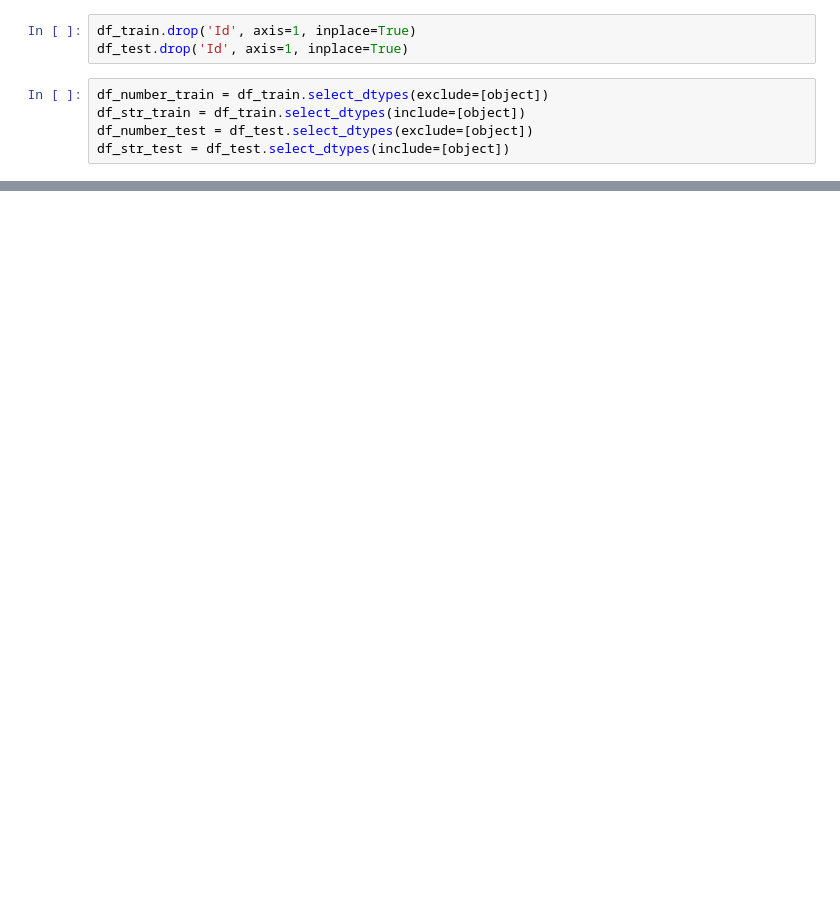
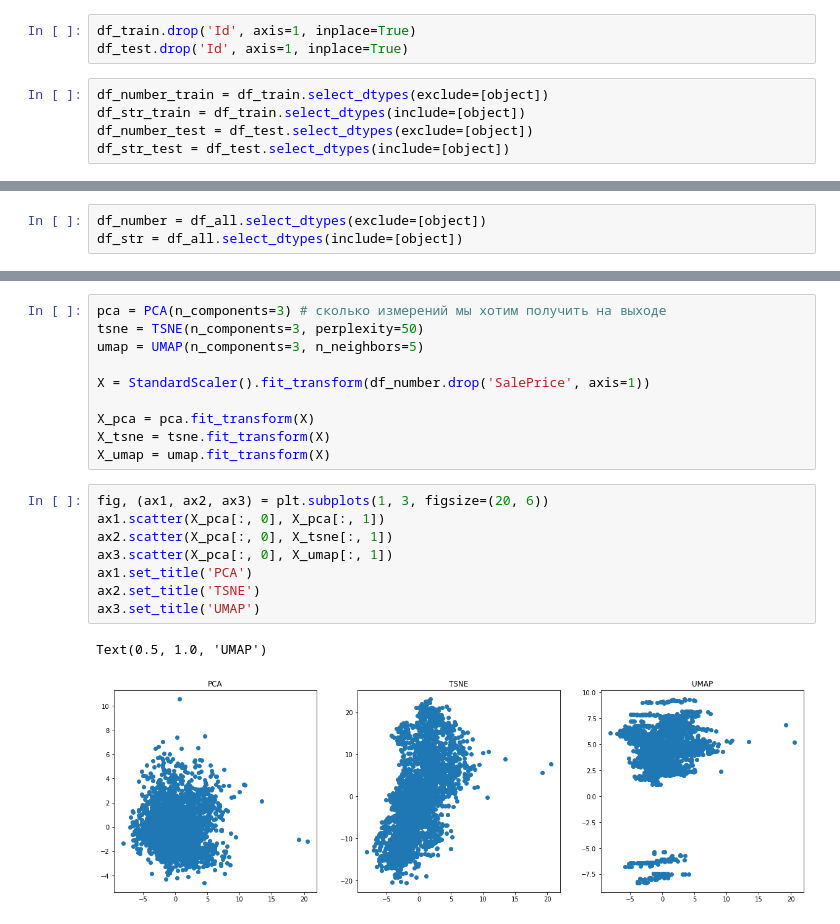
Before and after one commit to jabulani9955/House-Prices, a Jupyter notebook: house_prices.ipynb, the cells around one changed output, grey strips where cells are left out. Cells and saved outputs as stored; diff of their text form; blank space fills up the shorter version.

```diff
--- a/house_prices.ipynb
+++ b/house_prices.ipynb
@@ -167,0 +198,3 @@ NameError: name 'XGBRegressor' is not defined
+# %%
+df_number = df_all.select_dtypes(exclude=[object])
+df_str = df_all.select_dtypes(include=[object])
@@ -167,0 +212,21 @@ NameError: name 'XGBRegressor' is not defined
+# %%
+pca = PCA(n_components=3) # сколько измерений мы хотим получить на выходе
+tsne = TSNE(n_components=3, perplexity=50)
+umap = UMAP(n_components=3, n_neighbors=5)
+
+X = StandardScaler().fit_transform(df_number.drop('SalePrice', axis=1))
+
+X_pca = pca.fit_transform(X)
+X_tsne = tsne.fit_transform(X)
+X_umap = umap.fit_transform(X)
+# %%
+fig, (ax1, ax2, ax3) = plt.subplots(1, 3, figsize=(20, 6))
+ax1.scatter(X_pca[:, 0], X_pca[:, 1])
+ax2.scatter(X_pca[:, 0], X_tsne[:, 1])
+ax3.scatter(X_pca[:, 0], X_umap[:, 1])
+ax1.set_title('PCA')
+ax2.set_title('TSNE')
+ax3.set_title('UMAP')
+# %% [output]
+Text(0.5, 1.0, 'UMAP')
+[figure, added]
```
Also changed, not shown: parts of 63 cells of this notebook, 1 other file.
